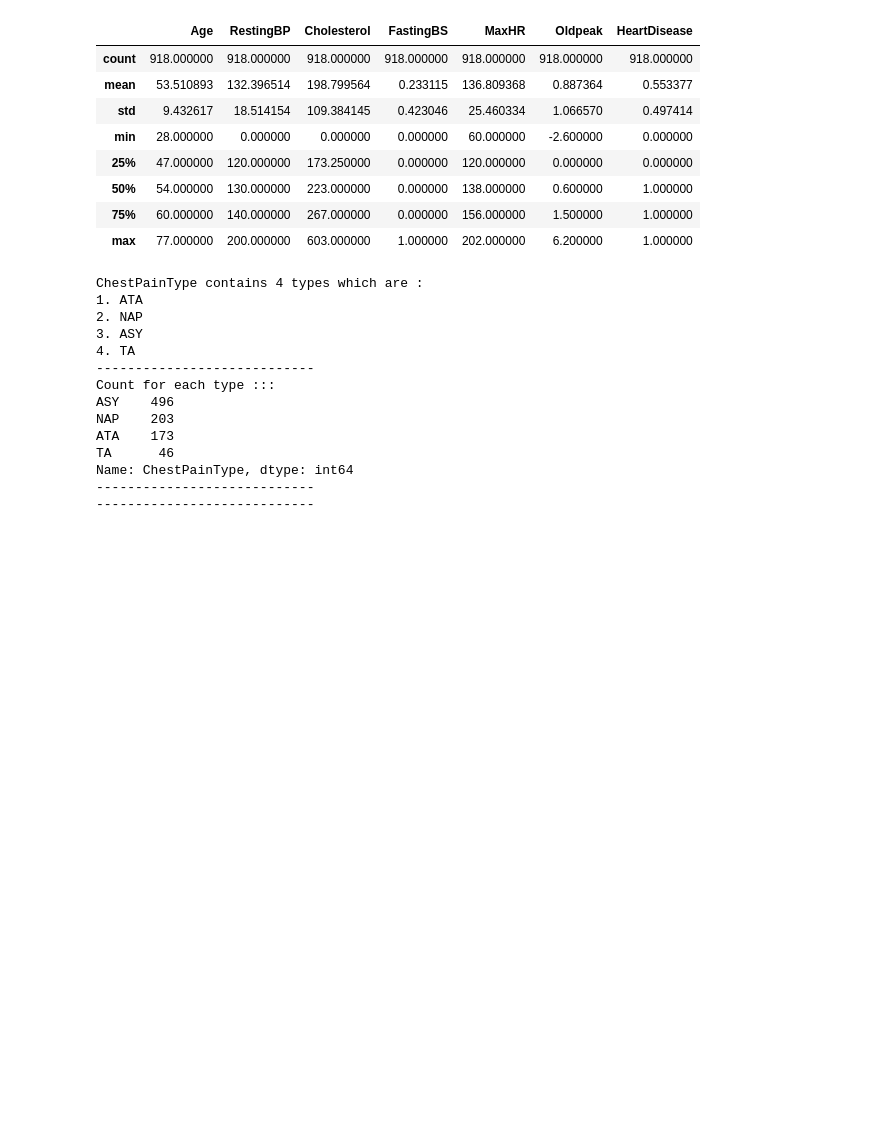
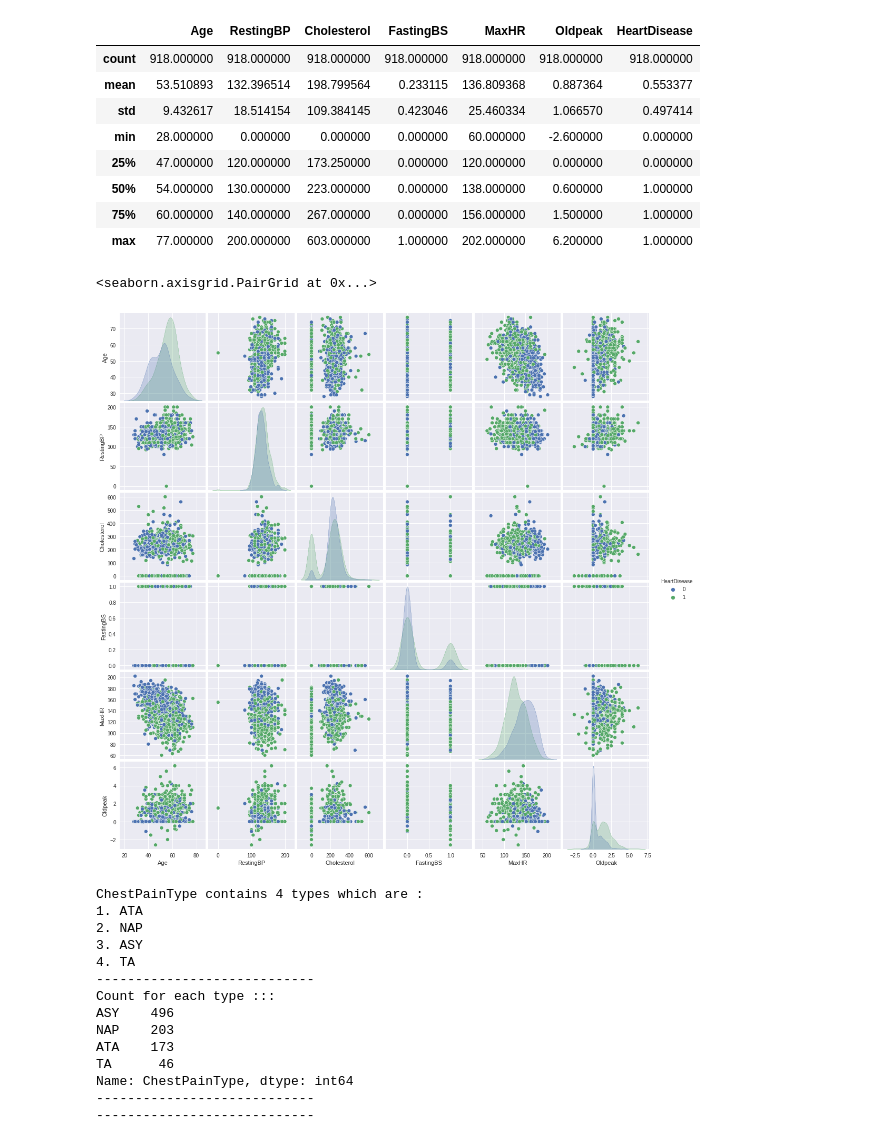
Before and after one commit to lovepreetmultani/python, a Jupyter notebook: Heart.ipynb, the cells around one changed output. Saved outputs shown, nothing was run; the diff lists cells and outputs as text; code cells hidden in the pictures; blank space fills up the shorter version.

```diff
--- a/Heart.ipynb
+++ b/Heart.ipynb
@@ -83,6 +83,11 @@ heart_data.describe()
 | 50% | 54.000000 | 130.000000 | 223.000000 | 0.000000 | 138.000000 | 0.600000 | 1.000000 |
 | 75% | 60.000000 | 140.000000 | 267.000000 | 0.000000 | 156.000000 | 1.500000 | 1.000000 |
 | max | 77.000000 | 200.000000 | 603.000000 | 1.000000 | 202.000000 | 6.200000 | 1.000000 |
+# %%
+sns.pairplot(data=heart_data, hue='HeartDisease')
+# %% [output]
+<seaborn.axisgrid.PairGrid at 0x...>
+[figure, added]
 # %%
 print("ChestPainType contains 4 types which are : ")
 i=1
```
